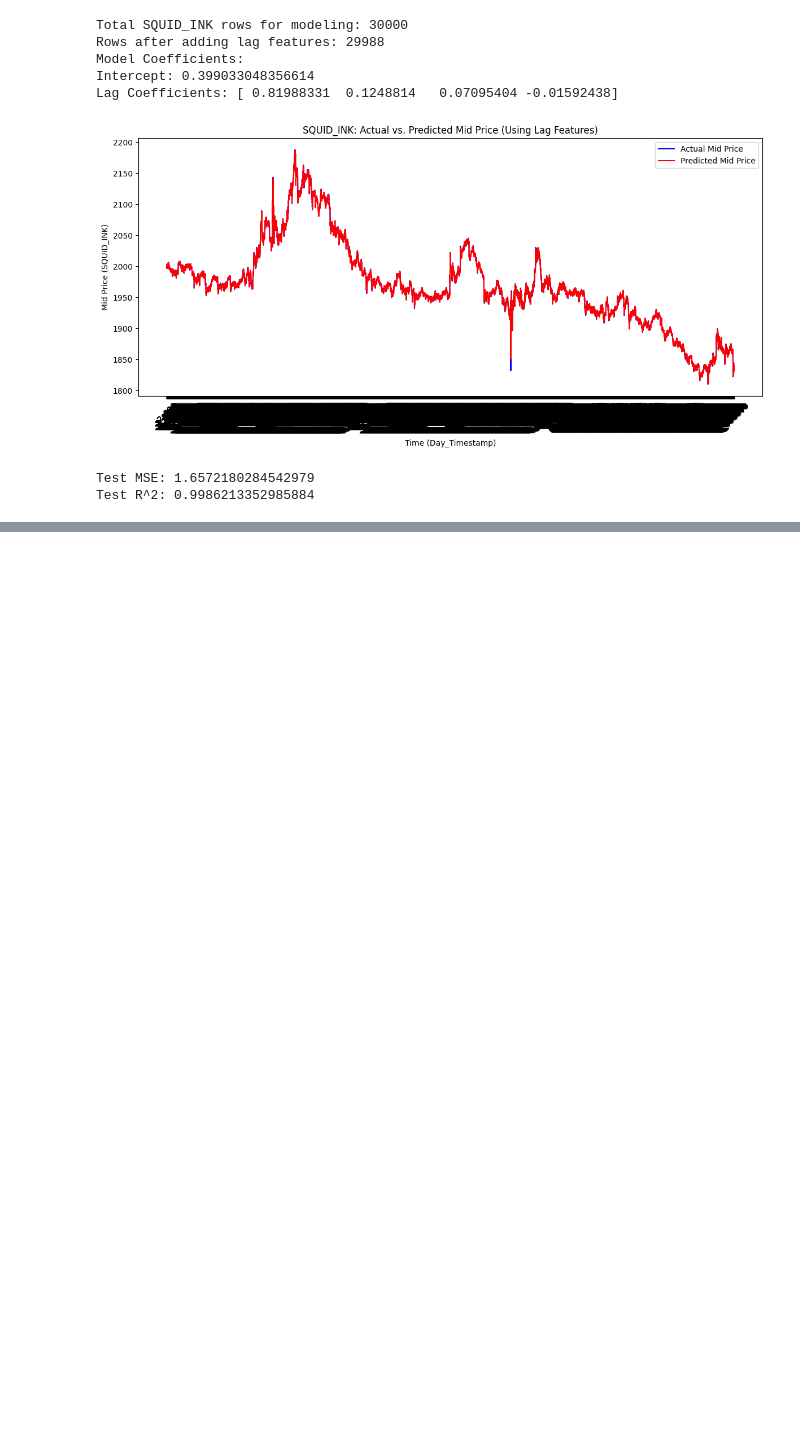
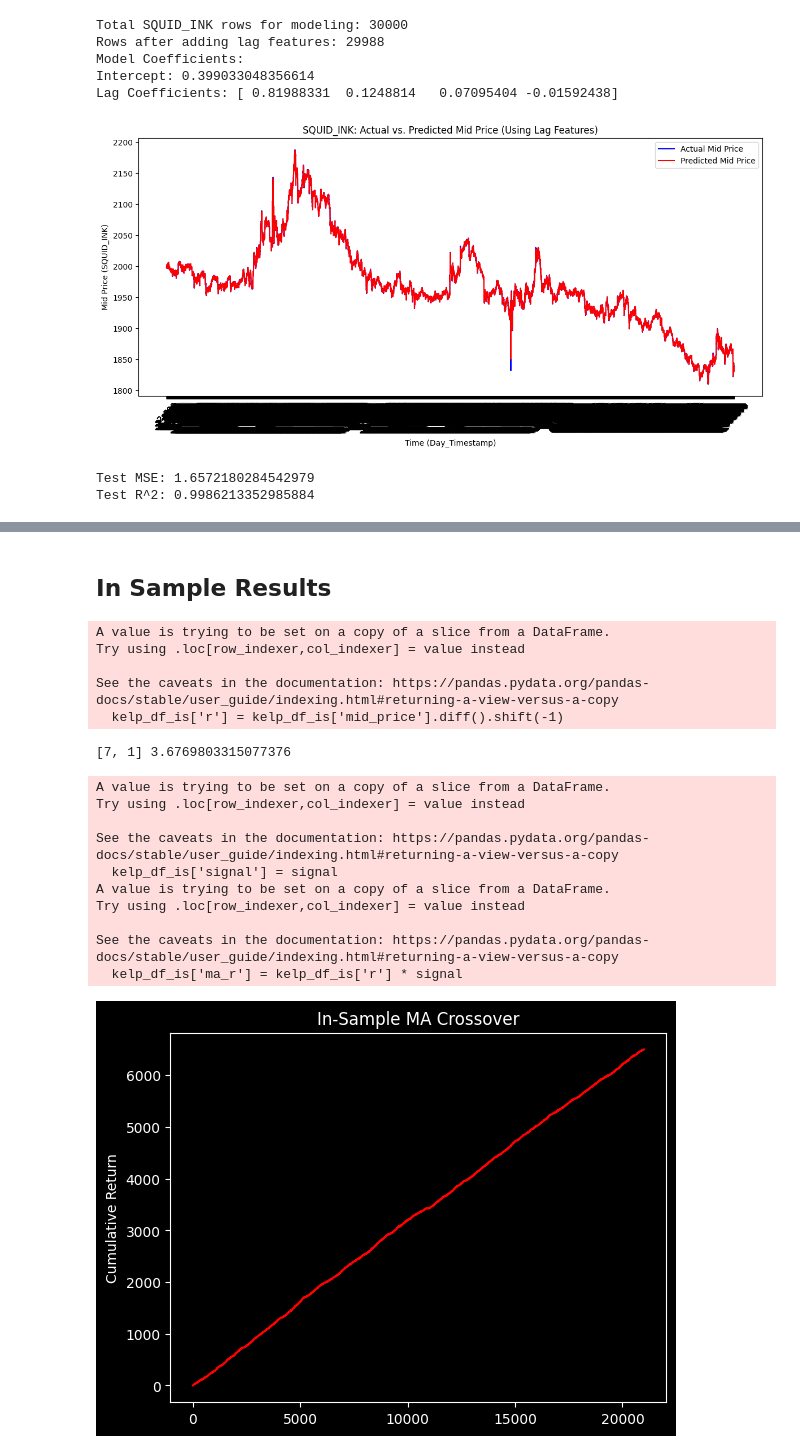
Before and after one commit to ArivAhuja/IMC_Trading_Challenge, a Jupyter notebook: initial_analysis.ipynb, the cells around one changed output, grey strips where cells are left out. Cells and saved outputs as stored; diff of their text form; code cells hidden in the pictures; blank space fills up the shorter version.

```diff
--- a/initial_analysis.ipynb
+++ b/initial_analysis.ipynb
@@ -336,0 +350,4 @@ plt.show()
+# %%
+split_data = int(0.7 * len(kelp_df))
+kelp_df_is = kelp_df[:split_data]
+kelp_df_os = kelp_df[split_data:]
@@ -336,0 +383,58 @@ plt.show()
+# %%
+def ma_crossover_sig(df, x ,y):
+    slow_ma = df['mid_price'].rolling(x).mean()
+    fast_ma = df['mid_price'].rolling(y).mean()
+
+    # Signal/position vector. The position at each bar
+    signals = np.where(slow_ma > fast_ma, 1, -1)
+
+    return signals
+# %%
+def optimize_ma_crossover(df: pd.DataFrame):
+    best_pf = 0
+    best_lookback = -1
+    r = np.log(df['mid_price']).diff().shift(-1)
+    for lookback1 in range(0, 50):
+        for lookback2 in range(0, 50):
+            signal = ma_crossover_sig(df, lookback1, lookback2)
+            sig_rets = signal * r
+            sig_pf = sig_rets[sig_rets > 0].sum() / sig_rets[sig_rets < 0].abs().sum()
+
+            if sig_pf > best_pf:
+                best_pf = sig_pf
+                best_lookback = [lookback1, lookback2]
+
+    return best_lookback, best_pf
+# %% [markdown]
+## In Sample Results
+# %%
+# not using log return because max trade size of 50
+kelp_df_is['r'] = kelp_df_is['mid_price'].diff().shift(-1)
+best_lookback, best_pf = optimize_ma_crossover(kelp_df_is)
+print(best_lookback, best_pf)
+signal = ma_crossover_sig(kelp_df_is, best_lookback[0], best_lookback[1])
+kelp_df_is['signal'] = signal
+kelp_df_is['ma_r'] = kelp_df_is['r'] * signal
+plt.style.use("dark_background")
+kelp_df_is['ma_r'].cumsum().plot(color='red')
+plt.title("In-Sample MA Crossover")
+plt.ylabel('Cumulative Return')
+plt.show()
+# %% [output]
+A value is trying to be set on a copy of a slice from a DataFrame.
+Try using .loc[row_indexer,col_indexer] = value instead
+
+See the caveats in the documentation: https://pandas.pydata.org/pandas-docs/stable/user_guide/indexing.html#returning-a-view-versus-a-copy
+  kelp_df_is['r'] = kelp_df_is['mid_price'].diff().shift(-1)
+[7, 1] 3.6769803315077376
+A value is trying to be set on a copy of a slice from a DataFrame.
+Try using .loc[row_indexer,col_indexer] = value instead
+
+See the caveats in the documentation: https://pandas.pydata.org/pandas-docs/stable/user_guide/indexing.html#returning-a-view-versus-a-copy
+  kelp_df_is['signal'] = signal
+A value is trying to be set on a copy of a slice from a DataFrame.
+Try using .loc[row_indexer,col_indexer] = value instead
+
+See the caveats in the documentation: https://pandas.pydata.org/pandas-docs/stable/user_guide/indexing.html#returning-a-view-versus-a-copy
+  kelp_df_is['ma_r'] = kelp_df_is['r'] * signal
+[figure, added]
```
Also changed, not shown: parts of 20 cells of this notebook, 1 other file.
